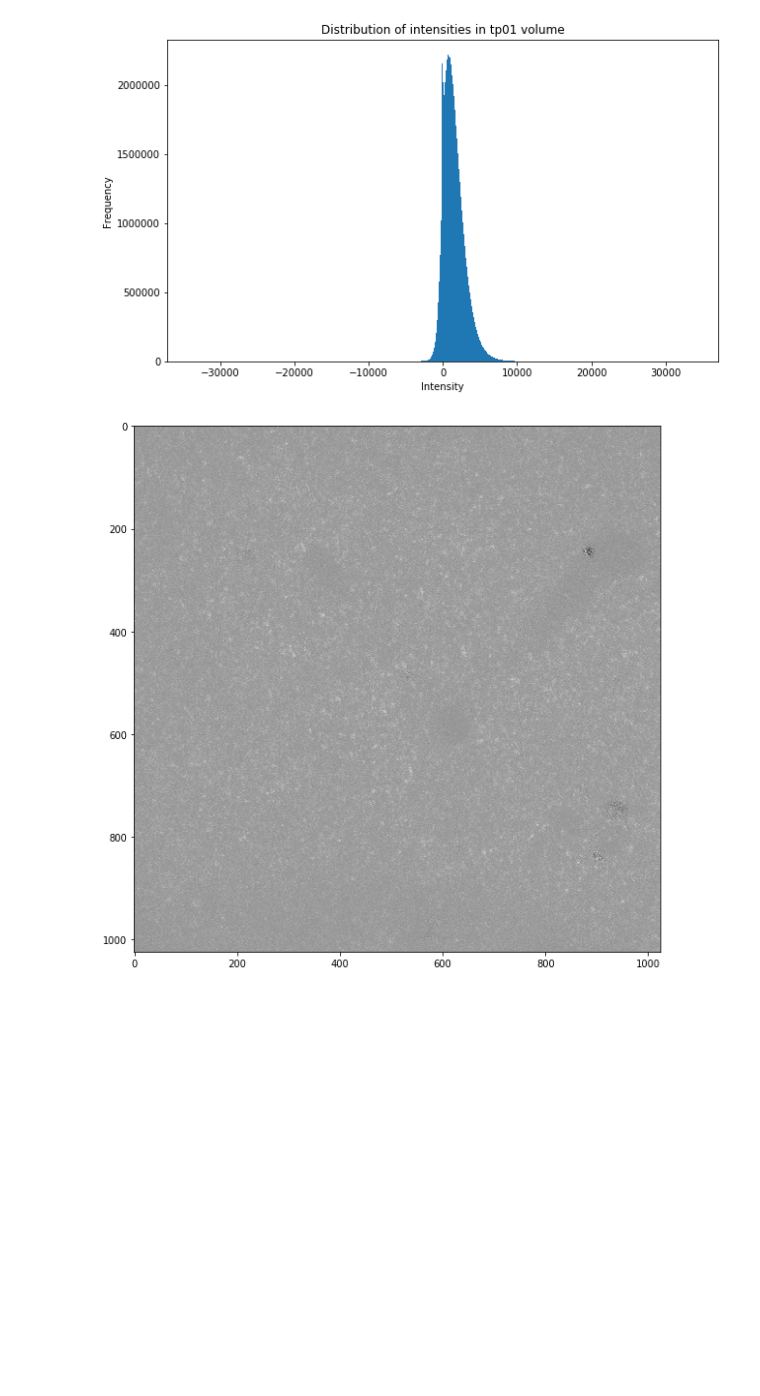
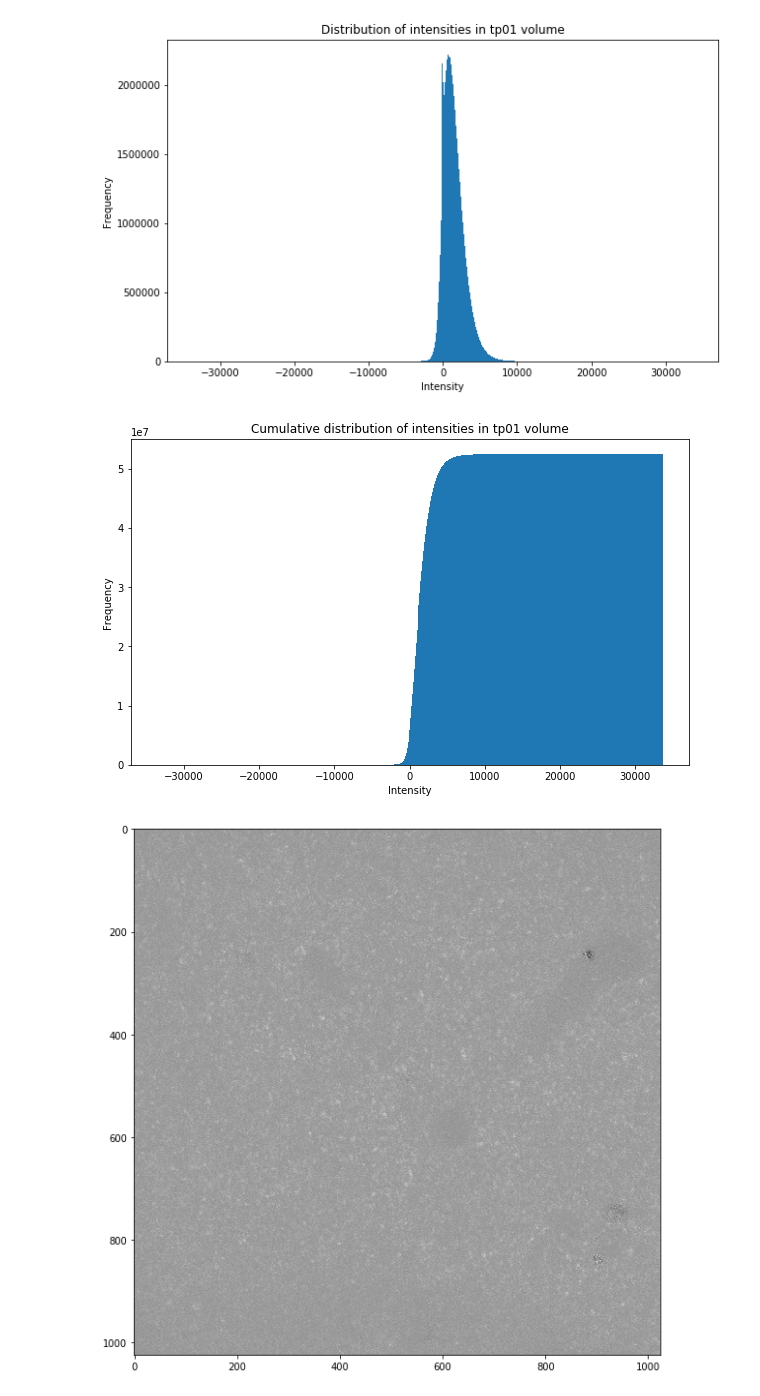
Before and after one commit to NeuroDataDesign/LIDS, a Jupyter notebook: notebooks/compare_boss_data.ipynb, the cells around one changed output. Drawn from its saved outputs; the diff is of its cells as text; code cells hidden in the pictures; blank space fills up the shorter version.

```diff
--- a/notebooks/compare_boss_data.ipynb
+++ b/notebooks/compare_boss_data.ipynb
@@ -102,6 +102,15 @@ ax.set_title('Distribution of intensities in tp01 volume')
 display.display(fig)
 # %% [output]
 [figure]
+# %%
+fig, ax = plt.subplots(figsize=(10, 6))
+ax.hist(tp01.ravel(), bins=512, cumulative=True)
+ax.set_xlabel('Intensity')
+ax.set_ylabel('Frequency')
+ax.set_title('Cumulative distribution of intensities in tp01 volume')
+display.display(fig)
+# %% [output]
+[figure, added]
 # %%
 fig, ax = plt.subplots(figsize=(10, 10))
 ax.imshow(tp01[0, :, :], cmap='gray')
```
Also changed, not shown: parts of 1 cell of this notebook, 1 other file.
